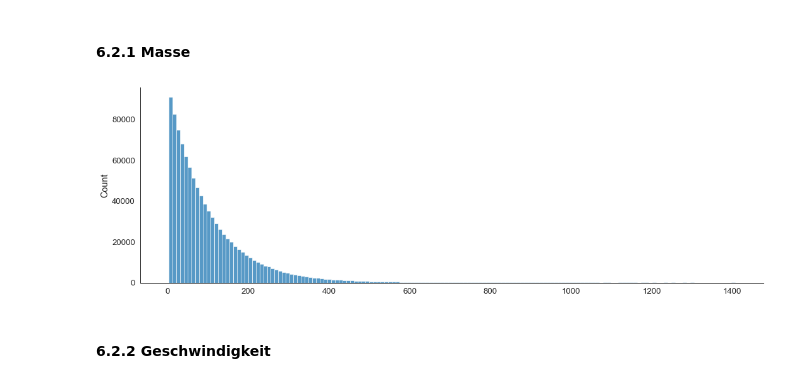
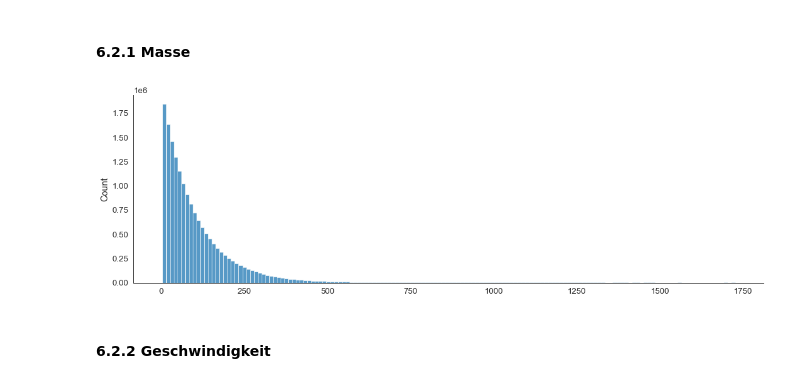
Before and after one commit to 7ben18/FHNW_Steinschlagrisiko, a Jupyter notebook: FHNW_Steinschlagrisiko.ipynb, the cells around one changed output. Drawn from its saved outputs; the diff is of its cells as text; code cells hidden in the pictures.

```diff
--- a/FHNW_Steinschlagrisiko.ipynb
+++ b/FHNW_Steinschlagrisiko.ipynb
@@ -584,7 +481,10 @@ cdf_function(df_Zeitabstand_2, 0, "Zeitabstand [h]", "exponpow")
 ## 6. Simulation von Masse, Geschwindigkeit und Zeit
 # %%
 # Anzahl Daten für die Simulationen
-sim_size = 1000000
+sim_size1 = 50_000_000
+sim_size2 = round(sim_size1 / 3)
+
+np.random.seed(seed=5)
 # %%
 def plotDistr(dataframe, x_val):
     sns.set_style('white')
@@ -639,14 +527,13 @@ plotDistr(df_sim_time_zone1, sim_time_zone1)
 # %% [markdown]
 #### 6.2.1 Masse
 # %%
-loc, scale = 3.0, 98.0625
-sim_mass_zone2 = stats.expon.rvs(loc, scale, sim_size)
-
+loc, scale = get_fitted_par(df2, "Masse [kg]", "expon")
+sim_mass_zone2 = stats.expon.rvs(loc, scale, sim_size2)
 df_sim_mass_zone2 = pd.DataFrame(sim_mass_zone2)
 
 plotDistr(df_sim_mass_zone2, sim_mass_zone2)
 # %% [output]
-[figure, old version]
+[figure, new version]
 # %% [markdown]
 #### 6.2.2 Geschwindigkeit
 # %%
```
Also changed, not shown: parts of 44 cells of this notebook.
